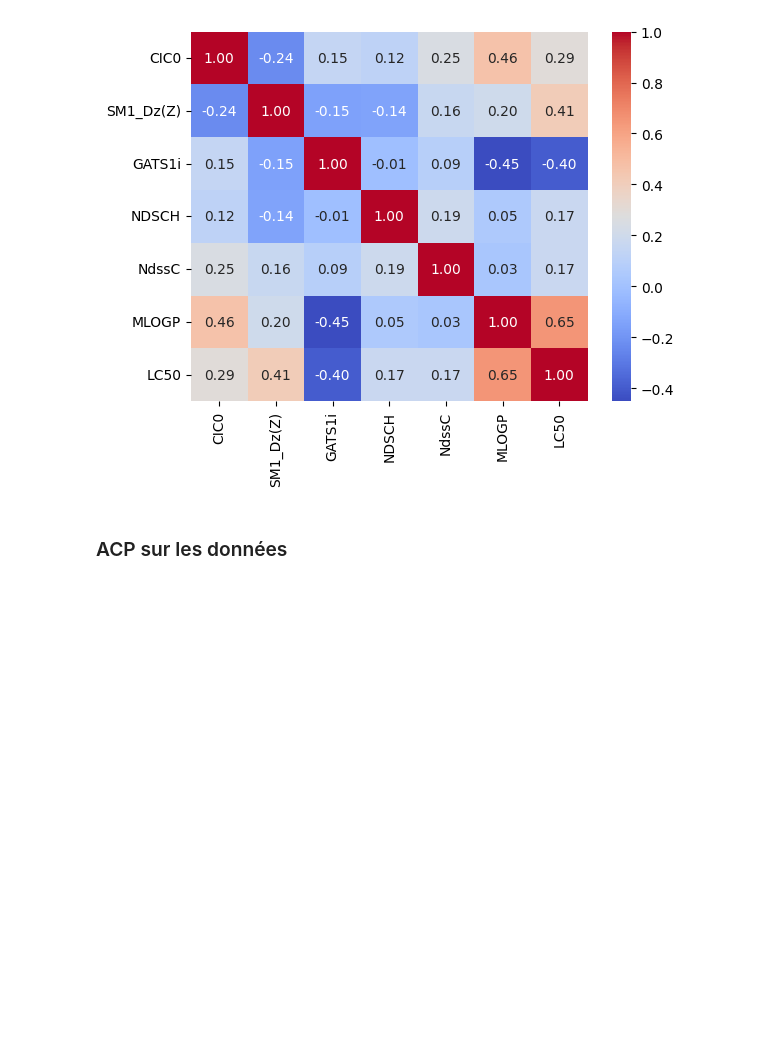
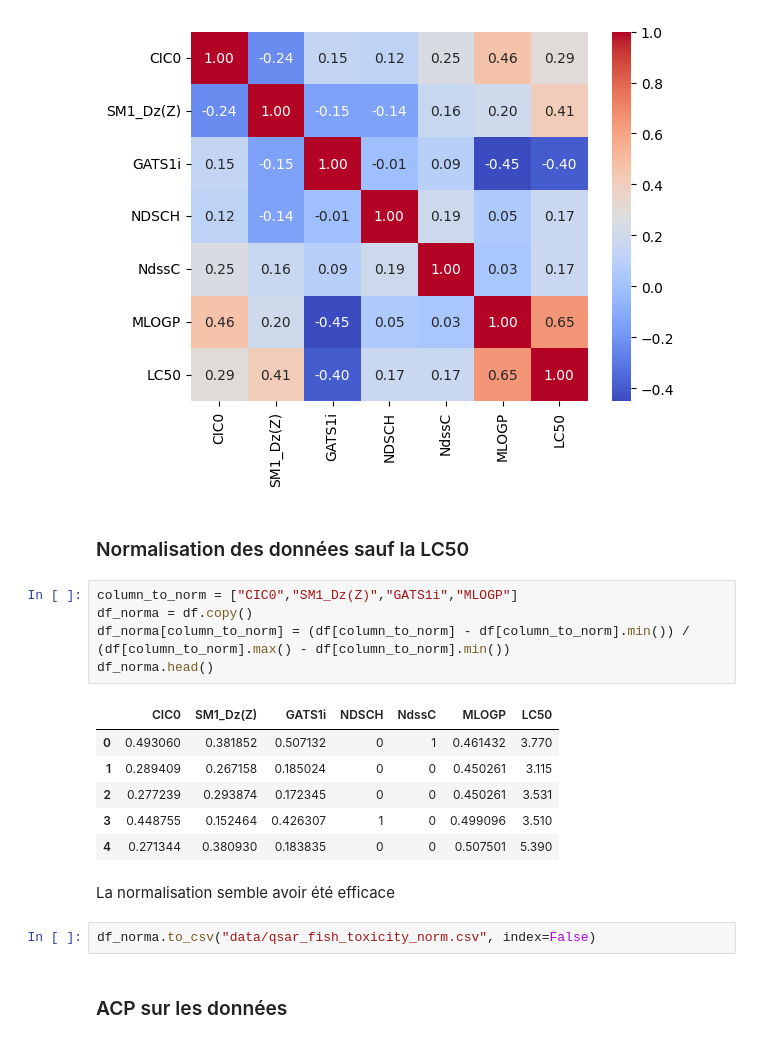
Before and after one commit to Edmondbrn/projet_IA_QSAR, a Jupyter notebook: visualisation_data.ipynb, the cells around one changed output. Saved outputs shown, nothing was run; the diff lists cells and outputs as text; blank space fills up the shorter version.

Commit message:
ajout de la normalisation des données entre 0 et 1

```diff
--- a/visualisation_data.ipynb
+++ b/visualisation_data.ipynb
@@ -104,6 +119,24 @@ sns.heatmap(df.corr(), annot=True, cmap='coolwarm', fmt=".2f")
 plt.show()
 # %% [output]
 [figure]
+# %% [markdown]
+### Normalisation des données sauf la LC50
+# %%
+column_to_norm = ["CIC0","SM1_Dz(Z)","GATS1i","MLOGP"]
+df_norma = df.copy()
+df_norma[column_to_norm] = (df[column_to_norm] - df[column_to_norm].min()) / (df[column_to_norm].max() - df[column_to_norm].min())
+df_norma.head()
+# %% [output]
+|  | CIC0 | SM1_Dz(Z) | GATS1i | NDSCH | NdssC | MLOGP | LC50 |
+| 0 | 0.493060 | 0.381852 | 0.507132 | 0 | 1 | 0.461432 | 3.770 |
+| 1 | 0.289409 | 0.267158 | 0.185024 | 0 | 0 | 0.450261 | 3.115 |
+| 2 | 0.277239 | 0.293874 | 0.172345 | 0 | 0 | 0.450261 | 3.531 |
+| 3 | 0.448755 | 0.152464 | 0.426307 | 1 | 0 | 0.499096 | 3.510 |
+| 4 | 0.271344 | 0.380930 | 0.183835 | 0 | 0 | 0.507501 | 5.390 |
+# %% [markdown]
+La normalisation semble avoir été efficace
+# %%
+df_norma.to_csv("data/qsar_fish_toxicity_norm.csv", index=False)
 # %% [markdown]
 ### ACP sur les données
 # %%
```
Also changed, not shown: parts of 4 cells of this notebook, 1 other file.
